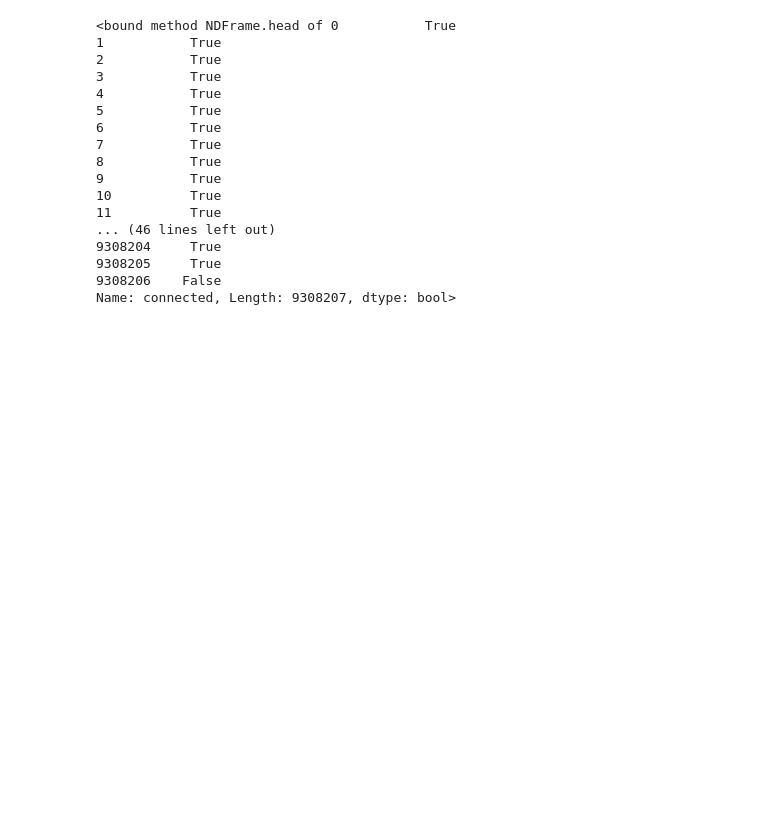
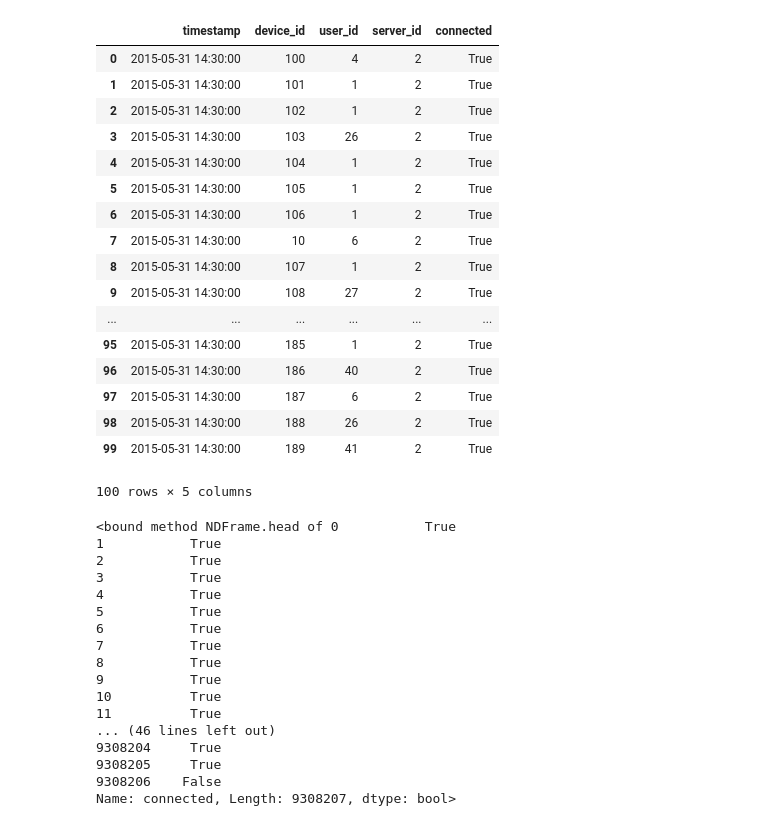
Before and after one commit to Kalinga/DS, a Jupyter notebook: Task1.ipynb, the cells around one changed output. Drawn from its saved outputs; the diff is of its cells as text; code cells hidden in the pictures; blank space fills up the shorter version.

```diff
--- a/Task1.ipynb
+++ b/Task1.ipynb
@@ -52,0 +43,2 @@ events_data
+# %%
+small_data =  events_data[0:400]
@@ -52,0 +51,38 @@ events_data
+# %%
+rows_list = []
+def processEventStream(row):
+    r = list()
+    #print (type (row))
+    #print(row)
+
+    try:
+        if (device_state[row[1]]):
+            print("device details exist")
+            print(row)
+            timestamp = row [0]
+            device_id = row [1]
+            user_id = row [2]
+            server_id = row [3]
+            connected = row [4]
+
+            if device_state[row[1]]["state"]:
+                if device_state[row[1]]["server"] == server_id:
+                    if connected:
+                        # Assume device was online from current event's timestamp until next event's timestamp
+                        print(timestamp - device_state[row[1]]["timestamp"])
+
+
+
+
+    except KeyError:
+        state_dict = {"state":row[4], "server":row[3], "timestamp":row[0]}
+        device_state[row[1]] = state_dict
+        #print(row[1], device_state[row[1]])
+        if (row[4]):
+            r = row[0:3]
+
+    return r
+# %%
+device_state = dict()
+print( device_state)
+df = small_data.apply(processEventStream, axis=1)
@@ -53,3 +206,24 @@ events_data
+# %%
+df
+# %% [output]
+|  | timestamp | device_id | user_id | server_id | connected |
+| 0 | 2015-05-31 14:30:00 | 100 | 4 | 2 | True |
+| 1 | 2015-05-31 14:30:00 | 101 | 1 | 2 | True |
+| 2 | 2015-05-31 14:30:00 | 102 | 1 | 2 | True |
+| 3 | 2015-05-31 14:30:00 | 103 | 26 | 2 | True |
+| 4 | 2015-05-31 14:30:00 | 104 | 1 | 2 | True |
+| 5 | 2015-05-31 14:30:00 | 105 | 1 | 2 | True |
+| 6 | 2015-05-31 14:30:00 | 106 | 1 | 2 | True |
+| 7 | 2015-05-31 14:30:00 | 10 | 6 | 2 | True |
+| 8 | 2015-05-31 14:30:00 | 107 | 1 | 2 | True |
+| 9 | 2015-05-31 14:30:00 | 108 | 27 | 2 | True |
+| ... | ... | ... | ... | ... | ... |
+| 95 | 2015-05-31 14:30:00 | 185 | 1 | 2 | True |
+| 96 | 2015-05-31 14:30:00 | 186 | 40 | 2 | True |
+| 97 | 2015-05-31 14:30:00 | 187 | 6 | 2 | True |
+| 98 | 2015-05-31 14:30:00 | 188 | 26 | 2 | True |
+| 99 | 2015-05-31 14:30:00 | 189 | 41 | 2 | True |
+100 rows × 5 columns
 # %%
 is_connected =  events_data['connected']==True
 # %%
```
Also changed, not shown: parts of 21 cells of this notebook.
